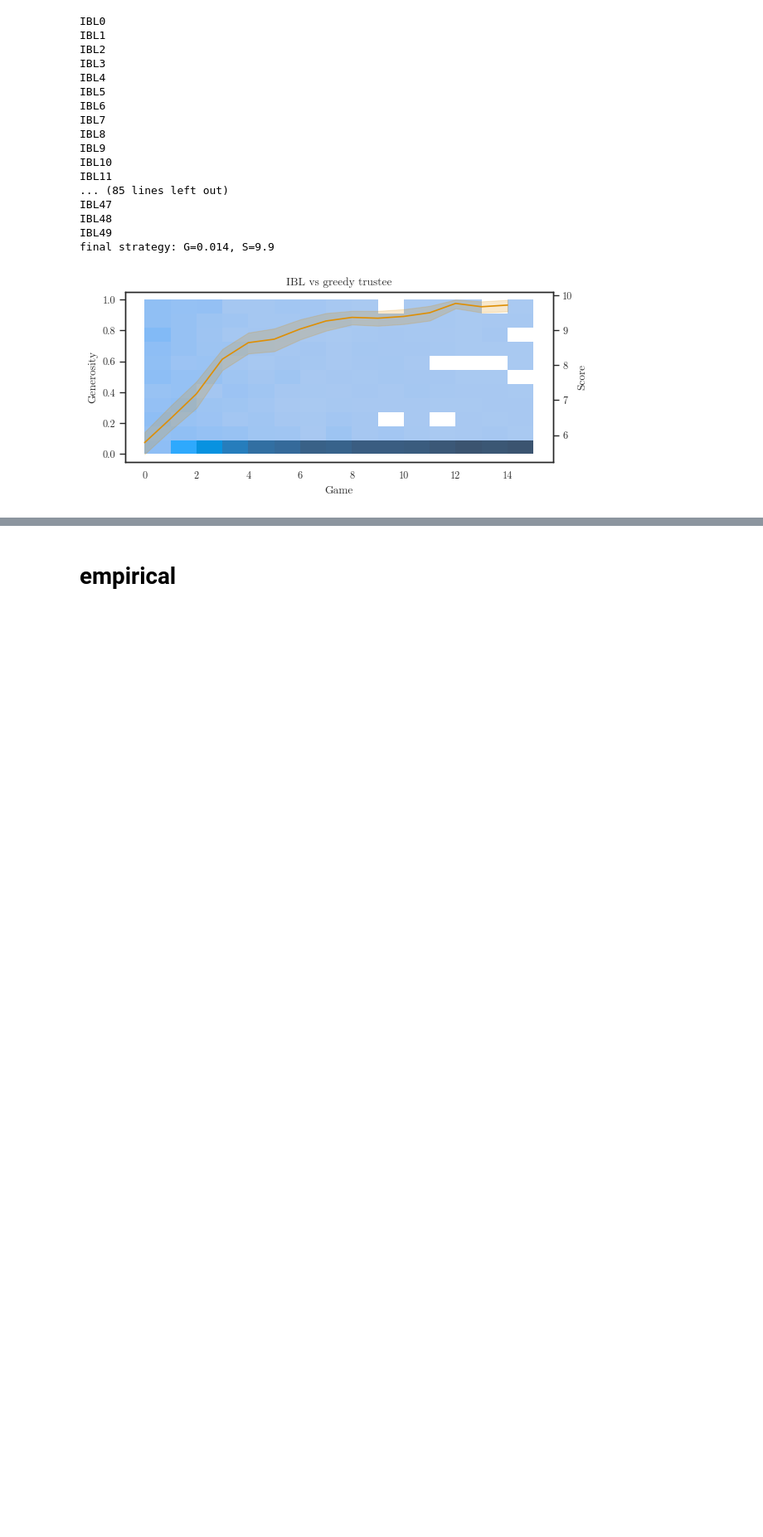
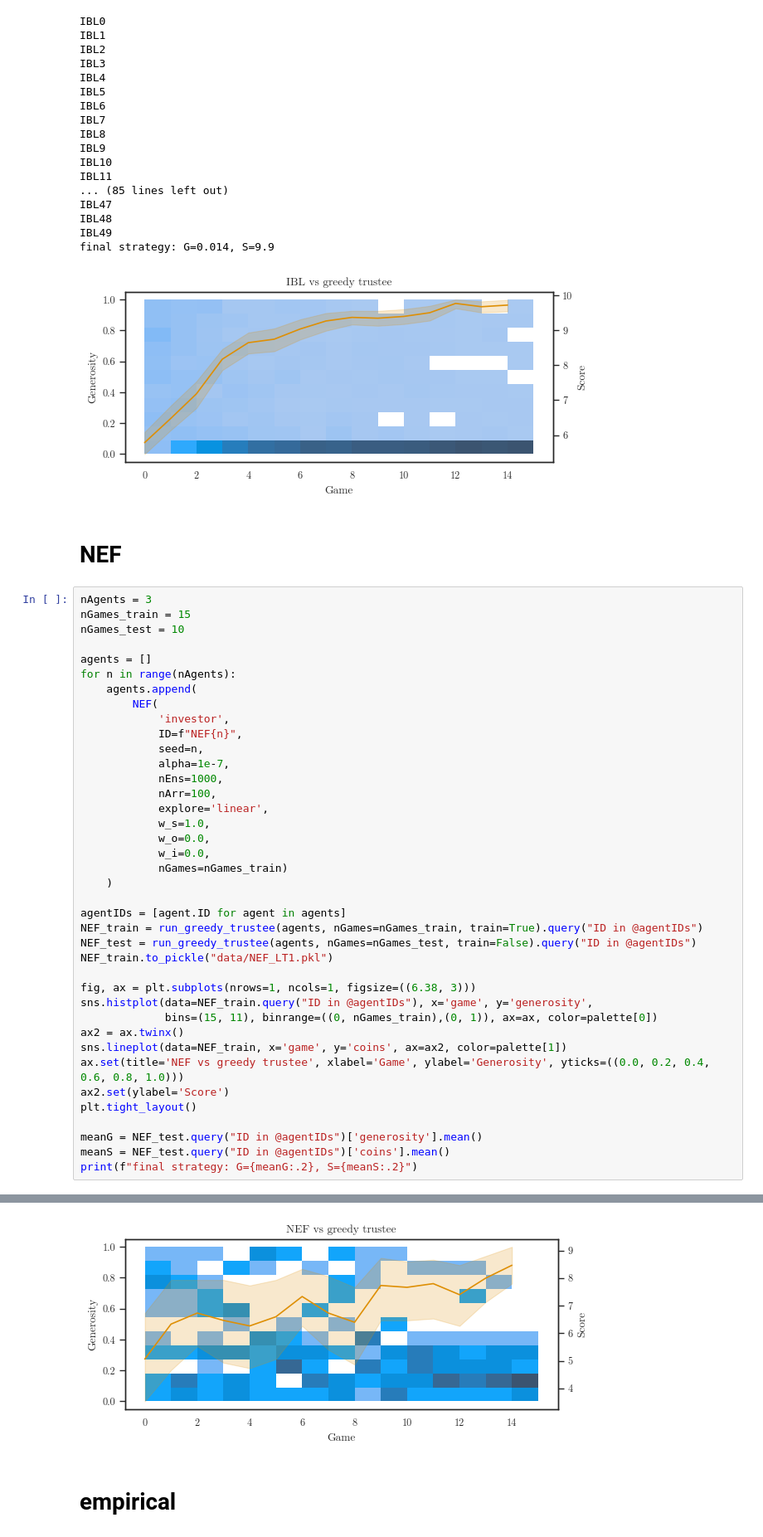
Before and after one commit to psipeter/social-value-orientation, a Jupyter notebook: experiment1.ipynb, the cells around one changed output, grey strips where cells are left out. Shown at 83% size. Cells and saved outputs as stored; diff of their text form; blank space fills up the shorter version.

```diff
--- a/experiment1.ipynb
+++ b/experiment1.ipynb
@@ -272,3 +274,45 @@ IBL48
 IBL49
 final strategy: G=0.014, S=9.9
 [figure]
+# %% [markdown]
+# NEF
+# %%
+nAgents = 3
+nGames_train = 15
+nGames_test = 10
+
+agents = []
+for n in range(nAgents):
+    agents.append(
+        NEF(
+            'investor',
+            ID=f"NEF{n}",
+            seed=n,
+            alpha=1e-7,
+            nEns=1000,
+            nArr=100,
+            explore='linear',
+            w_s=1.0,
+            w_o=0.0,
+            w_i=0.0,
+            nGames=nGames_train)
+    )
+
+agentIDs = [agent.ID for agent in agents]
+NEF_train = run_greedy_trustee(agents, nGames=nGames_train, train=True).query("ID in @agentIDs")
+NEF_test = run_greedy_trustee(agents, nGames=nGames_test, train=False).query("ID in @agentIDs")
+NEF_train.to_pickle("data/NEF_LT1.pkl")
+
+fig, ax = plt.subplots(nrows=1, ncols=1, figsize=((6.38, 3)))
+sns.histplot(data=NEF_train.query("ID in @agentIDs"), x='game', y='generosity',
+             bins=(15, 11), binrange=((0, nGames_train),(0, 1)), ax=ax, color=palette[0])
+ax2 = ax.twinx()
+sns.lineplot(data=NEF_train, x='game', y='coins', ax=ax2, color=palette[1])
+ax.set(title='NEF vs greedy trustee', xlabel='Game', ylabel='Generosity', yticks=((0.0, 0.2, 0.4, 0.6, 0.8, 1.0)))
+ax2.set(ylabel='Score')
+plt.tight_layout()
+
+meanG = NEF_test.query("ID in @agentIDs")['generosity'].mean()
+meanS = NEF_test.query("ID in @agentIDs")['coins'].mean()
+print(f"final strategy: G={meanG:.2}, S={meanS:.2}")
+# %% [output]
@@ -275,3 +373,4 @@ final strategy: G=0.014, S=9.9
+[figure, added]
 # %% [markdown]
 # empirical
 # %%
```
Also changed, not shown: parts of 5 cells of this notebook, 3 other files.
